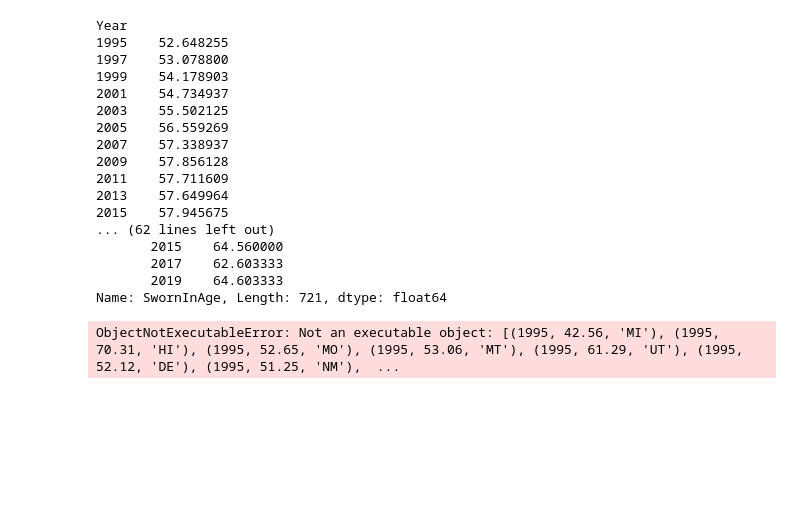
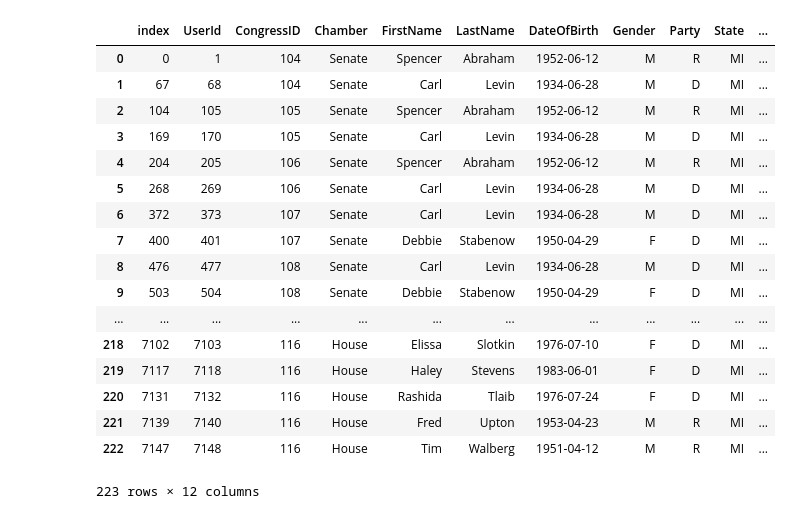
Before and after one commit to peterjorphan/Project-2-Congress, a Jupyter notebook: project/Untitled.ipynb, the cells around one changed output. Cells and saved outputs as stored; diff of their text form; code cells hidden in the pictures; blank space fills up the shorter version.

Commit message:
fixed filter in line function

```diff
--- a/project/Untitled.ipynb
+++ b/project/Untitled.ipynb
@@ -31,66 +31,42 @@ Members_Metadata = Base.classes.members
 # %%
 def line(state):
     stmt = db.session.query(Members_Metadata).statement
     df = pd.read_sql_query(stmt, db.session.bind)
 
+    # Filter the data for the state selected
+    df_filtered = df.loc[df['State'] == state].reset_index()
+
     df_grouped = df['SwornInAge'].groupby([df['State'], df['Year']])
-    df_filtered = df_grouped
     df_all = df['SwornInAge'].groupby(df['Year'])
 
-    # Filter the data based on the sample number and
-    # only keep rows with values above 1
-#     sample_data = df.loc[df[sample] > 1, ["otu_id", "otu_label", sample]]
     # Format the data to send as json
 #     data = {
 #         "Year": df.Year.values.tolist(),
 #         "SwornInAge": df.SwornInAge.values.tolist(),
 #         "State": df.State.values.tolist(),
 #     }
-    print(df_all.mean())
-    print(df_grouped.mean())
-#     print(data)
+#     print(state)
+#     print(df_all.mean())
+#     print(df_grouped.mean())
+    return df_filtered
 #     return jsonify(data)
-line('MO')
+line('MI')
 # %% [output]
+|  | index | UserId | CongressID | Chamber | FirstName | LastName | DateOfBirth | Gender | Party | State | ... |
+| 0 | 0 | 1 | 104 | Senate | Spencer | Abraham | 1952-06-12 | M | R | MI | ... |
+| 1 | 67 | 68 | 104 | Senate | Carl | Levin | 1934-06-28 | M | D | MI | ... |
+| 2 | 104 | 105 | 105 | Senate | Spencer | Abraham | 1952-06-12 | M | R | MI | ... |
+| 3 | 169 | 170 | 105 | Senate | Carl | Levin | 1934-06-28 | M | D | MI | ... |
+| 4 | 204 | 205 | 106 | Senate | Spencer | Abraham | 1952-06-12 | M | R | MI | ... |
+| 5 | 268 | 269 | 106 | Senate | Carl | Levin | 1934-06-28 | M | D | MI | ... |
+| 6 | 372 | 373 | 107 | Senate | Carl | Levin | 1934-06-28 | M | D | MI | ... |
+| 7 | 400 | 401 | 107 | Senate | Debbie | Stabenow | 1950-04-29 | F | D | MI | ... |
+| 8 | 476 | 477 | 108 | Senate | Carl | Levin | 1934-06-28 | M | D | MI | ... |
+| 9 | 503 | 504 | 108 | Senate | Debbie | Stabenow | 1950-04-29 | F | D | MI | ... |
+| ... | ... | ... | ... | ... | ... | ... | ... | ... | ... | ... | ... |
+| 218 | 7102 | 7103 | 116 | House | Elissa | Slotkin | 1976-07-10 | F | D | MI | ... |
+| 219 | 7117 | 7118 | 116 | House | Haley | Stevens | 1983-06-01 | F | D | MI | ... |
+| 220 | 7131 | 7132 | 116 | House | Rashida | Tlaib | 1976-07-24 | F | D | MI | ... |
+| 221 | 7139 | 7140 | 116 | House | Fred | Upton | 1953-04-23 | M | R | MI | ... |
+| 222 | 7147 | 7148 | 116 | House | Tim | Walberg | 1951-04-12 | M | R | MI | ... |
-Year
-1995    52.648255
-1997    53.078800
-1999    54.178903
-2001    54.734937
-2003    55.502125
-2005    56.559269
-2007    57.338937
-2009    57.856128
-2011    57.711609
-2013    57.649964
-2015    57.945675
-... (62 lines left out)
-       2015    64.560000
-       2017    62.603333
-       2019    64.603333
-Name: SwornInAge, Length: 721, dtype: float64
+223 rows × 12 columns
-# %%
-def line(a):
-    """Return the MetaData for a given sample."""
-    sel = [
-        Members_Metadata.Year,
-        Members_Metadata.SwornInAge,
-        Members_Metadata.State
-    ]
-    results = db.session.query(*sel).all()
-    df = pd.read_sql_query(results, db.session.bind)
-
-
-    # members_metadata = {}
-    # for result in results:
-    #     members_metadata["Year"] = result[0]
-    #     members_metadata["SwornInAge"] = result[1]
-    #     members_metadata["State"] = result[2]
-
-
-#     print (df)
-    # return jsonify(members_metadata)
-
-line(1)
-# %% [output]
-ObjectNotExecutableError: Not an executable object: [(1995, 42.56, 'MI'), (1995, 70.31, 'HI'), (1995, 52.65, 'MO'), (1995, 53.06, 'MT'), (1995, 61.29, 'UT'), (1995, 52.12, 'DE'), (1995, 51.25, 'NM'),  ...
```
Also changed, not shown: parts of 1 cell of this notebook.
